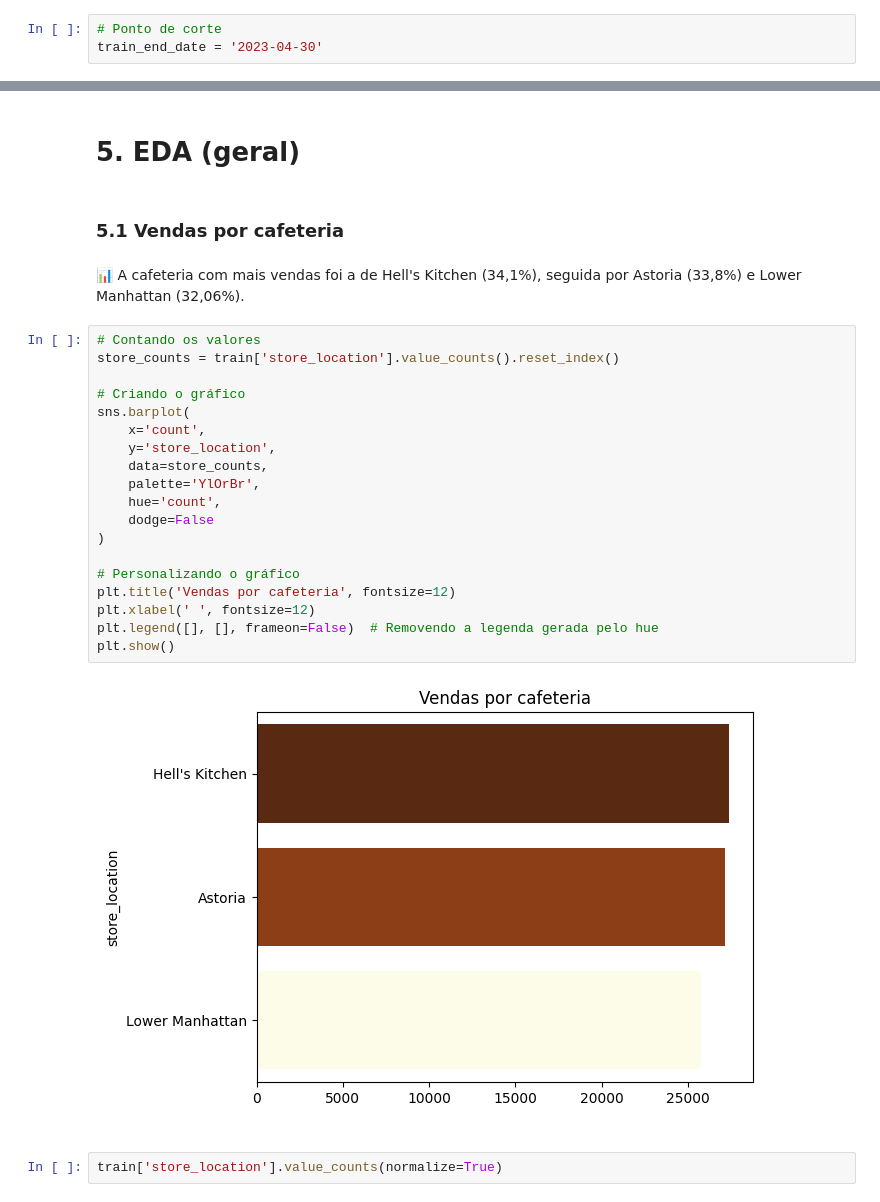
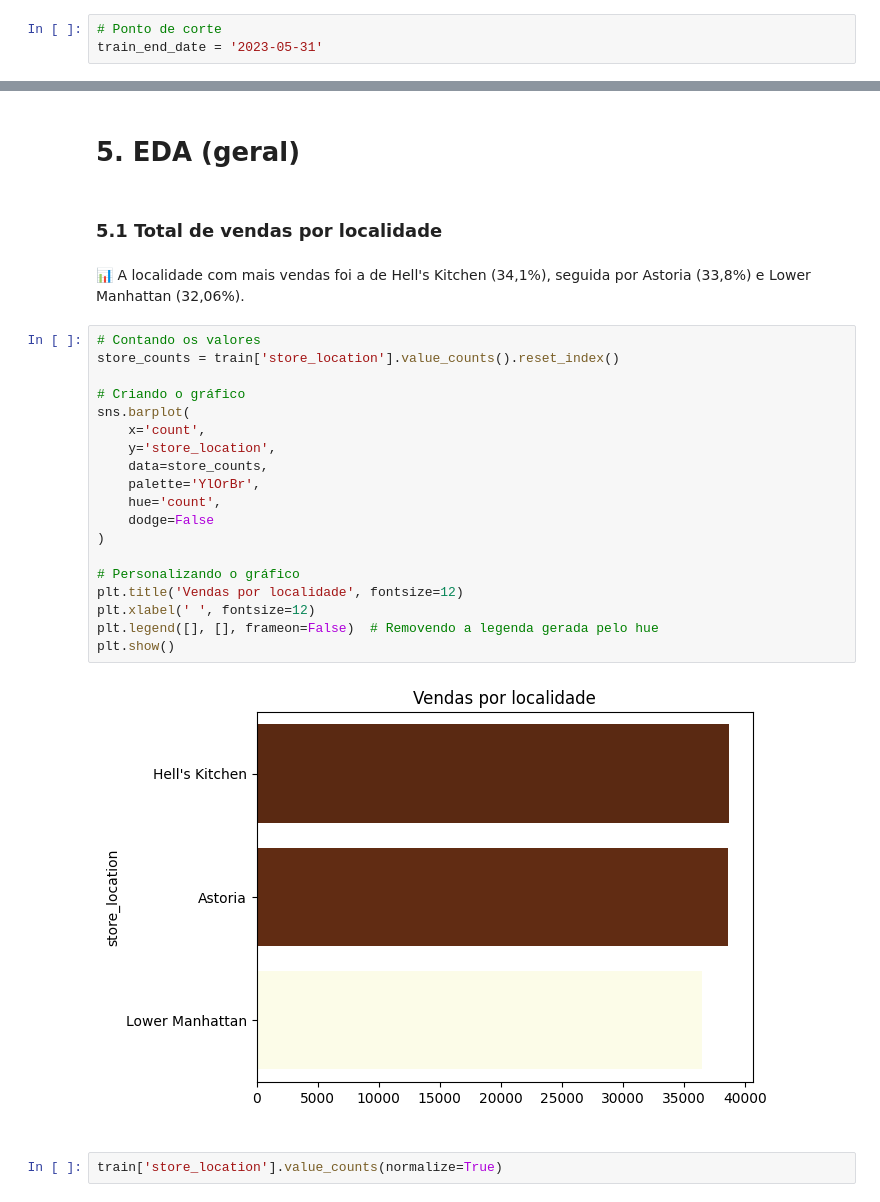
Before and after one commit to deborabmfreitas/coffee-shop-sales-prediction, a Jupyter notebook: coffee-shop-sales-prediction.ipynb, the cells around one changed output, grey strips where cells are left out. Drawn from its saved outputs; the diff is of its cells as text.

```diff
--- a/coffee-shop-sales-prediction.ipynb
+++ b/coffee-shop-sales-prediction.ipynb
@@ -70,6 +80,6 @@ Os dados disponíveis correspondem a 6 meses de vendas da cafeteria. O objetivo
 # %%
 # Ponto de corte
-train_end_date = '2023-04-30'
+train_end_date = '2023-05-31'
 # %%
 # Criando os conjuntos de treino e teste
 train = data[data['transaction_date'] <= train_end_date]
@@ -83,30 +119,30 @@ Linhas do teste 68879
 # %% [markdown]
 # 5. EDA (geral)
 # %% [markdown]
-### 5.1 Vendas por cafeteria
+### 5.1 Total de vendas por localidade
 # %% [markdown]
-📊 A cafeteria com mais vendas foi a de Hell's Kitchen (34,1%), seguida por Astoria (33,8%) e Lower Manhattan (32,06%).
+📊 A localidade com mais vendas foi a de Hell's Kitchen (34,1%), seguida por Astoria (33,8%) e Lower Manhattan (32,06%).
 # %%
 # Contando os valores
 store_counts = train['store_location'].value_counts().reset_index()
 
 # Criando o gráfico
 sns.barplot(
     x='count',
     y='store_location',
     data=store_counts,
     palette='YlOrBr',
     hue='count',
     dodge=False
 )
 
 # Personalizando o gráfico
-plt.title('Vendas por cafeteria', fontsize=12)
+plt.title('Vendas por localidade', fontsize=12)
 plt.xlabel(' ', fontsize=12)
 plt.legend([], [], frameon=False)  # Removendo a legenda gerada pelo hue
 plt.show()
 # %% [output]
-[figure, old version]
+[figure, new version]
 # %%
 train['store_location'].value_counts(normalize=True)
 # %% [output]
```
Also changed, not shown: parts of 26 cells of this notebook.
